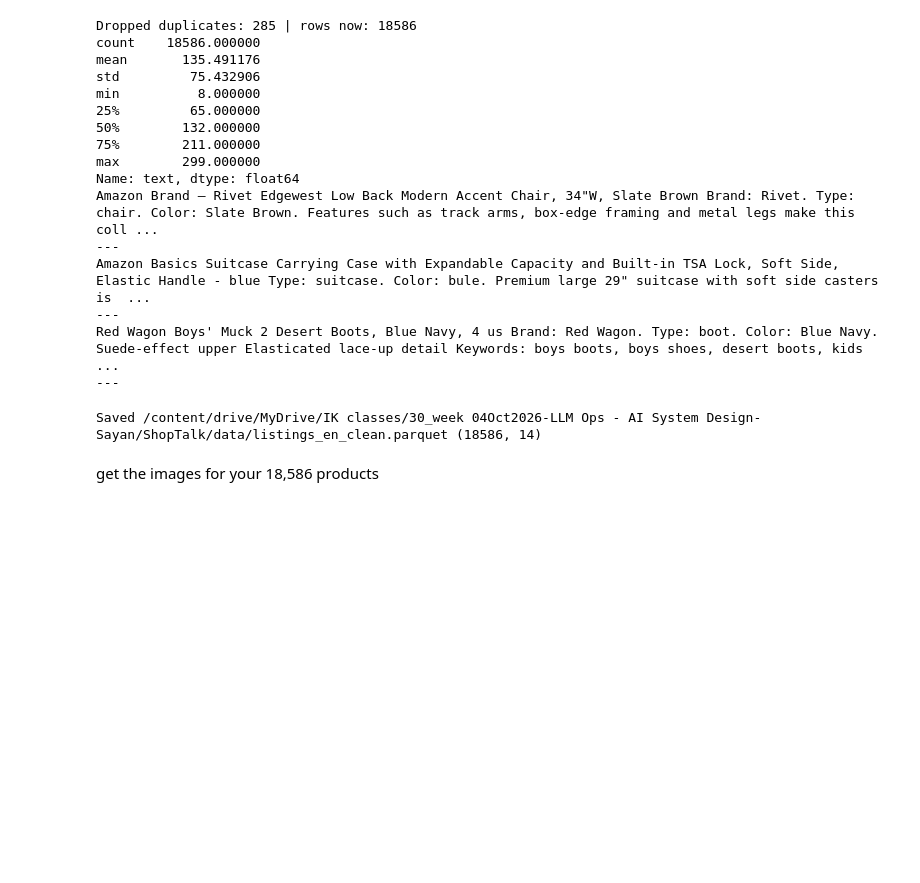
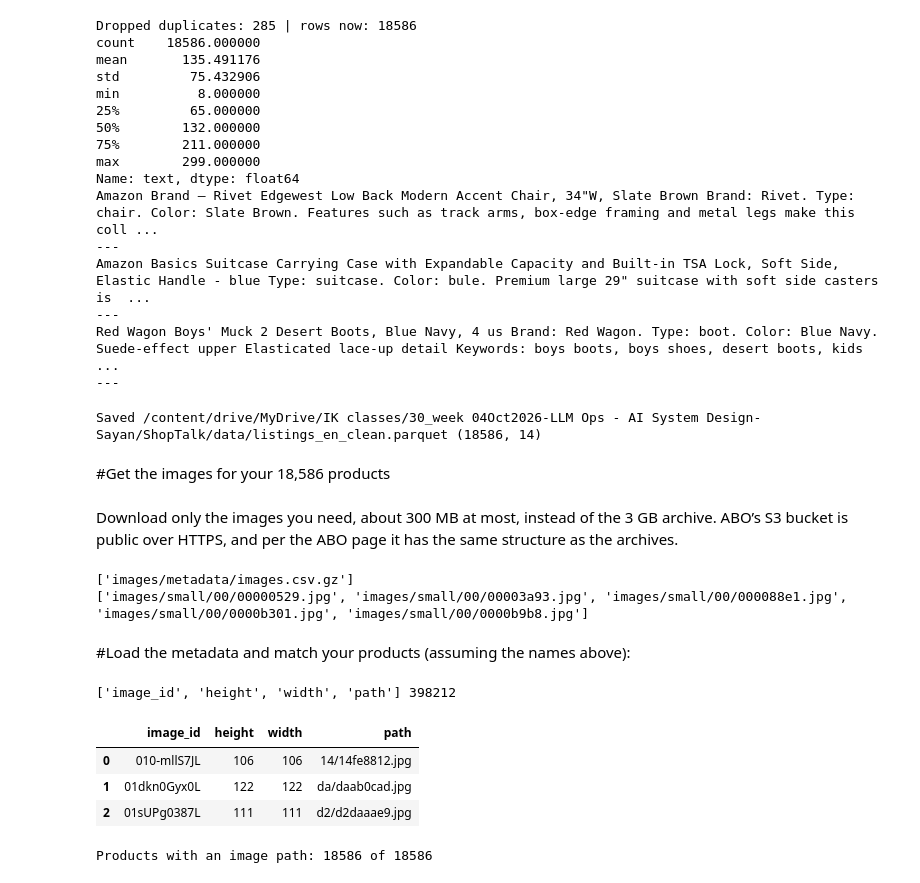
Before and after one commit to anbuaru/shoptalk, a Jupyter notebook: preprocess/02_preprocessing.ipynb, the cells around one changed output. Drawn from its saved outputs; the diff is of its cells as text; code cells hidden in the pictures; blank space fills up the shorter version.

```diff
--- a/preprocess/02_preprocessing.ipynb
+++ b/preprocess/02_preprocessing.ipynb
@@ -323,4 +323,33 @@ print('Saved', out, scoped.shape)
 # %% [output]
 Saved /content/drive/MyDrive/IK classes/30_week 04Oct2026-LLM Ops - AI System Design- Sayan/ShopTalk/data/listings_en_clean.parquet (18586, 14)
 # %% [markdown]
-get the images for your 18,586 products
+#Get the images for your 18,586 products
+# %% [markdown]
+Download only the images you need, about 300 MB at most, instead of the 3 GB archive. ABO’s S3 bucket is public over HTTPS, and per the ABO page it has the same structure as the archives.
+# %%
+import requests, re
+BASE = 'https://amazon-berkeley-objects.s3.amazonaws.com'
+r = requests.get(f'{BASE}/?list-type=2&prefix=images/metadata/&max-keys=20')
+print(re.findall(r'<Key>(.*?)</Key>', r.text))
+r = requests.get(f'{BASE}/?list-type=2&prefix=images/small/&max-keys=5')
+print(re.findall(r'<Key>(.*?)</Key>', r.text))
+# %% [output]
+['images/metadata/images.csv.gz']
+['images/small/00/00000529.jpg', 'images/small/00/00003a93.jpg', 'images/small/00/000088e1.jpg', 'images/small/00/0000b301.jpg', 'images/small/00/0000b9b8.jpg']
+# %% [markdown]
+#Load the metadata and match your products (assuming the names above):
+# %%
+meta = pd.read_csv(f'{BASE}/images/metadata/images.csv.gz')
+print(meta.columns.tolist(), len(meta))
+meta.head(3)
+# %% [output]
+['image_id', 'height', 'width', 'path'] 398212
+|  | image_id | height | width | path |
+| 0 | 010-mllS7JL | 106 | 106 | 14/14fe8812.jpg |
+| 1 | 01dkn0Gyx0L | 122 | 122 | da/daab0cad.jpg |
+| 2 | 01sUPg0387L | 111 | 111 | d2/d2daaae9.jpg |
+# %%
+img = scoped.merge(meta[['image_id', 'path']], left_on='main_image_id', right_on='image_id', how='left')
+print('Products with an image path:', img['path'].notna().sum(), 'of', len(img))
+# %% [output]
+Products with an image path: 18586 of 18586
```
